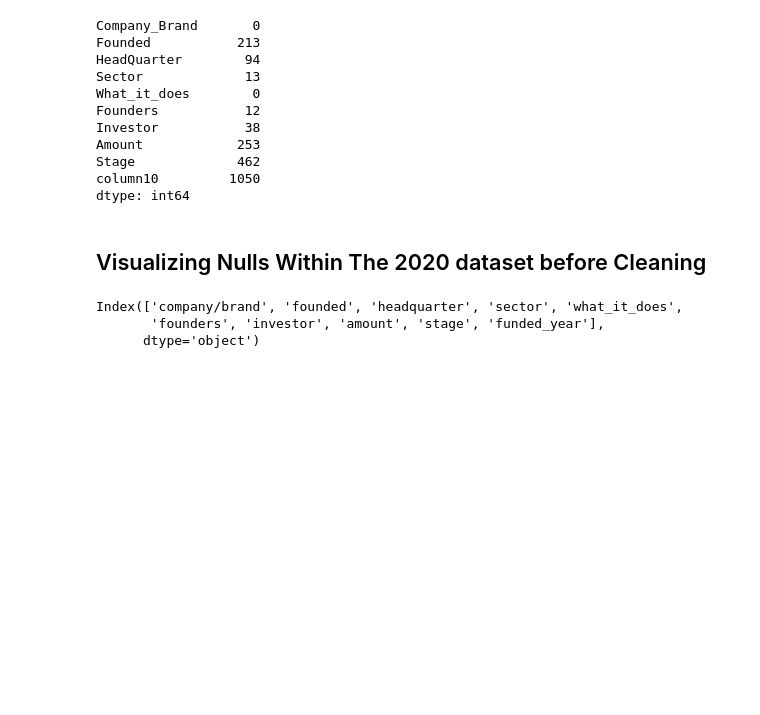
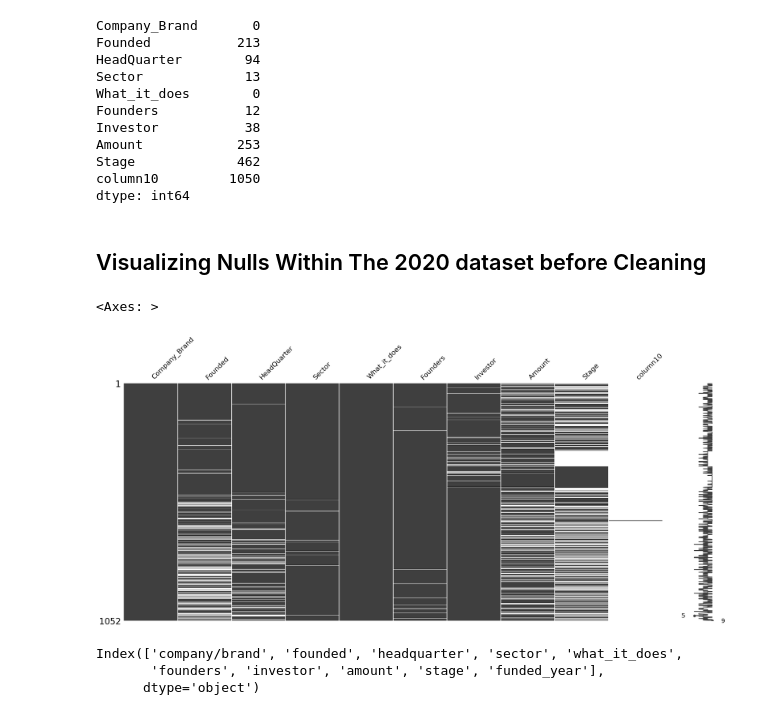
Before and after one commit to FloJoLaryea/Indian_Startup_Ecosystem_Project, a Jupyter notebook: start_up_analysis.ipynb, the cells around one changed output. Saved outputs shown, nothing was run; the diff lists cells and outputs as text; code cells hidden in the pictures; blank space fills up the shorter version.

```diff
--- a/start_up_analysis.ipynb
+++ b/start_up_analysis.ipynb
@@ -1484,7 +1484,10 @@ dtype: int64
 # %% [markdown]
 ## Visualizing Nulls Within The 2020 dataset before Cleaning
 # %%
-#missingno.matrix(df_2020)
+missingno.matrix(df_2020)
+# %% [output]
+<Axes: >
+[figure, added]
 # %%
 #First dropping unuseful columns
 df_2020.drop(columns =  ["column10"], inplace = True)
```
Also changed, not shown: parts of 3 cells of this notebook.
